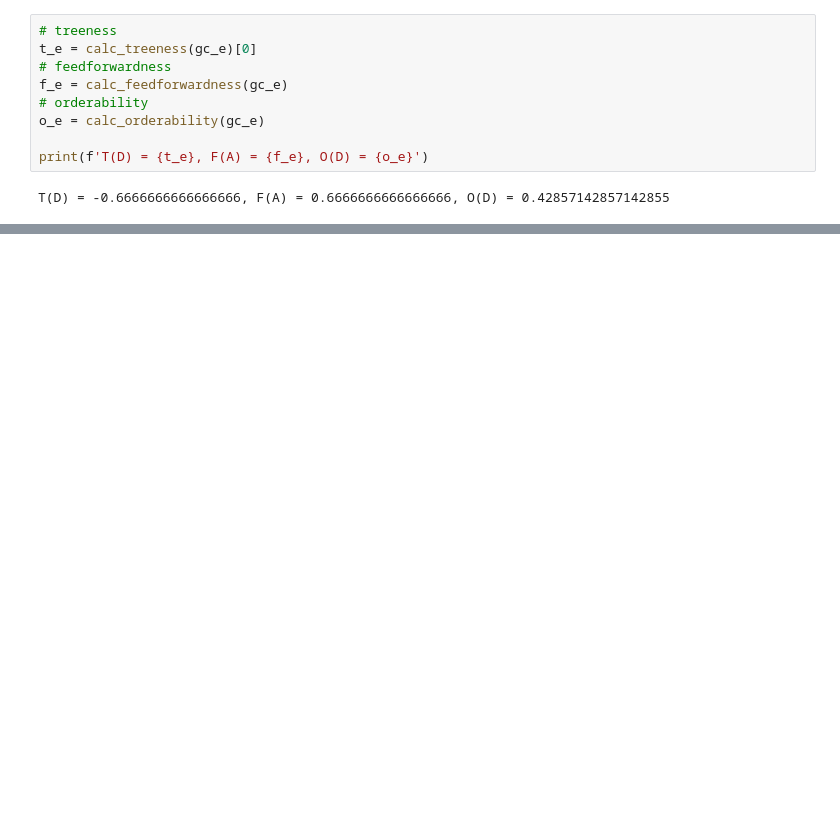
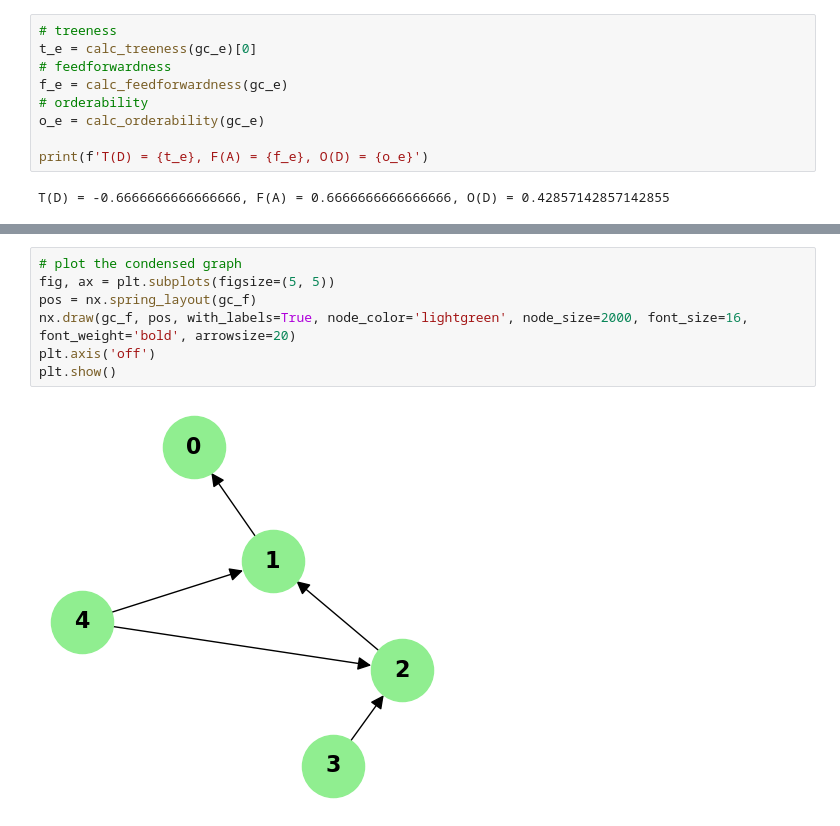
Before and after one commit to gabrielle9/7UN3_1N_DR0P_0U7, a Jupyter notebook: hierarchy_metrics.ipynb, the cells around one changed output, grey strips where cells are left out. Drawn from its saved outputs; the diff is of its cells as text; blank space fills up the shorter version.

```diff
--- a/hierarchy_metrics.ipynb
+++ b/hierarchy_metrics.ipynb
@@ -469,0 +581,9 @@ T(D) = -0.6666666666666666, F(A) = 0.6666666666666666, O(D) = 0.4285714285714285
+# %%
+# plot the condensed graph
+fig, ax = plt.subplots(figsize=(5, 5))
+pos = nx.spring_layout(gc_f)
+nx.draw(gc_f, pos, with_labels=True, node_color='lightgreen', node_size=2000, font_size=16, font_weight='bold', arrowsize=20)
+plt.axis('off')
+plt.show()
+# %% [output]
+[figure, added]
```
Also changed, not shown: parts of 23 cells of this notebook.
